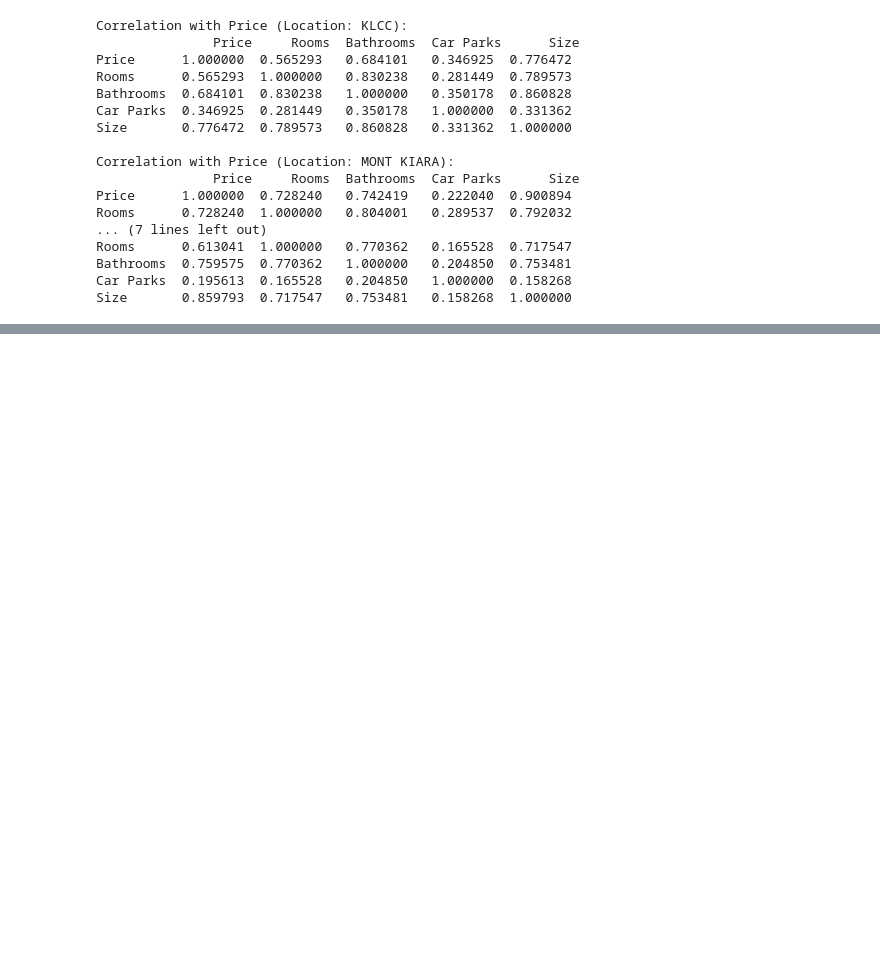
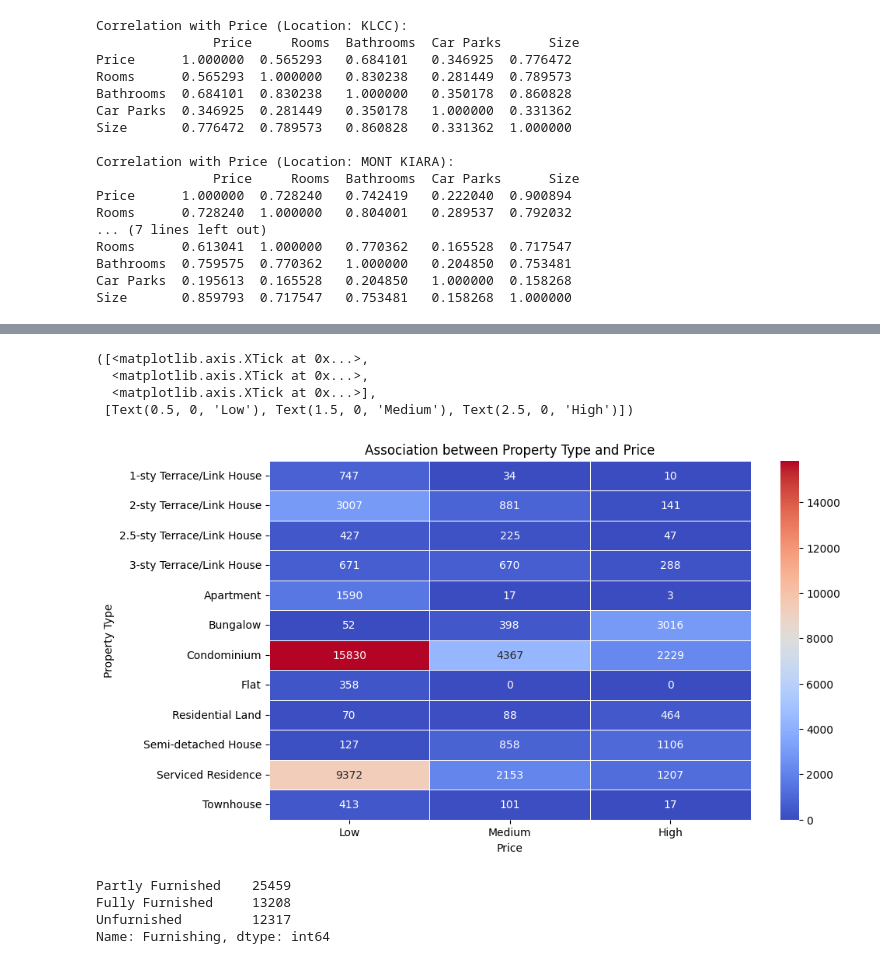
Before and after one commit to lhadi18/kuala-lumpur-house-price-prediction, a Jupyter notebook: machine_learning_model.ipynb, the cells around one changed output, grey strips where cells are left out. Saved outputs shown, nothing was run; the diff lists cells and outputs as text; code cells hidden in the pictures; blank space fills up the shorter version.

```diff
--- a/machine_learning_model.ipynb
+++ b/machine_learning_model.ipynb
@@ -725,0 +799,20 @@ Size       0.859793  0.717547   0.753481   0.158268  1.000000
+# %%
+#Create contingency table (cross-tabulation)
+contingency_table = pd.crosstab(df['Property Type'], pd.cut(df['Price'], bins=3))
+
+#Perform chi square test
+chi_square, p_value, dof, expected = stats.chi2_contingency(contingency_table)
+
+#Print result of Chi-square Statistic and P-value
+print(f"Chi-square statistic: {chi_square}")
+print(f"P-value: {p_value}")
+
+print("\n")
+
+alpha = 0.05
+if p_value < alpha:
+    print("Reject the null hypothesis (H0).")
+    print("There is sufficient evidence to suggest that there is a relationship between Property Type and Price.")
+else:
+    print("Fail to reject the null hypothesis (H0).")
+    print("There is not sufficient evidence to suggest that there is a relationship between Property Type and Price.")
@@ -725,0 +826,21 @@ Size       0.859793  0.717547   0.753481   0.158268  1.000000
+# %%
+#Visualize using heatmap
+plt.figure(figsize=(10, 6))
+sns.heatmap(contingency_table, annot=True, fmt='d', cmap='coolwarm', cbar=True, linewidths=0.5)
+plt.title('Association between Property Type and Price')
+plt.xlabel('Price')
+plt.ylabel('Property Type')
+plt.xticks(ticks=[0.5, 1.5, 2.5], labels=['Low', 'Medium', 'High'])
+# %% [output]
+([<matplotlib.axis.XTick at 0x...>,
+  <matplotlib.axis.XTick at 0x...>,
+  <matplotlib.axis.XTick at 0x...>],
+ [Text(0.5, 0, 'Low'), Text(1.5, 0, 'Medium'), Text(2.5, 0, 'High')])
+[figure, added]
+# %%
+df['Furnishing'].value_counts()
+# %% [output]
+Partly Furnished    25459
+Fully Furnished     13208
+Unfurnished         12317
+Name: Furnishing, dtype: int64
```
Also changed, not shown: parts of 15 cells of this notebook.
